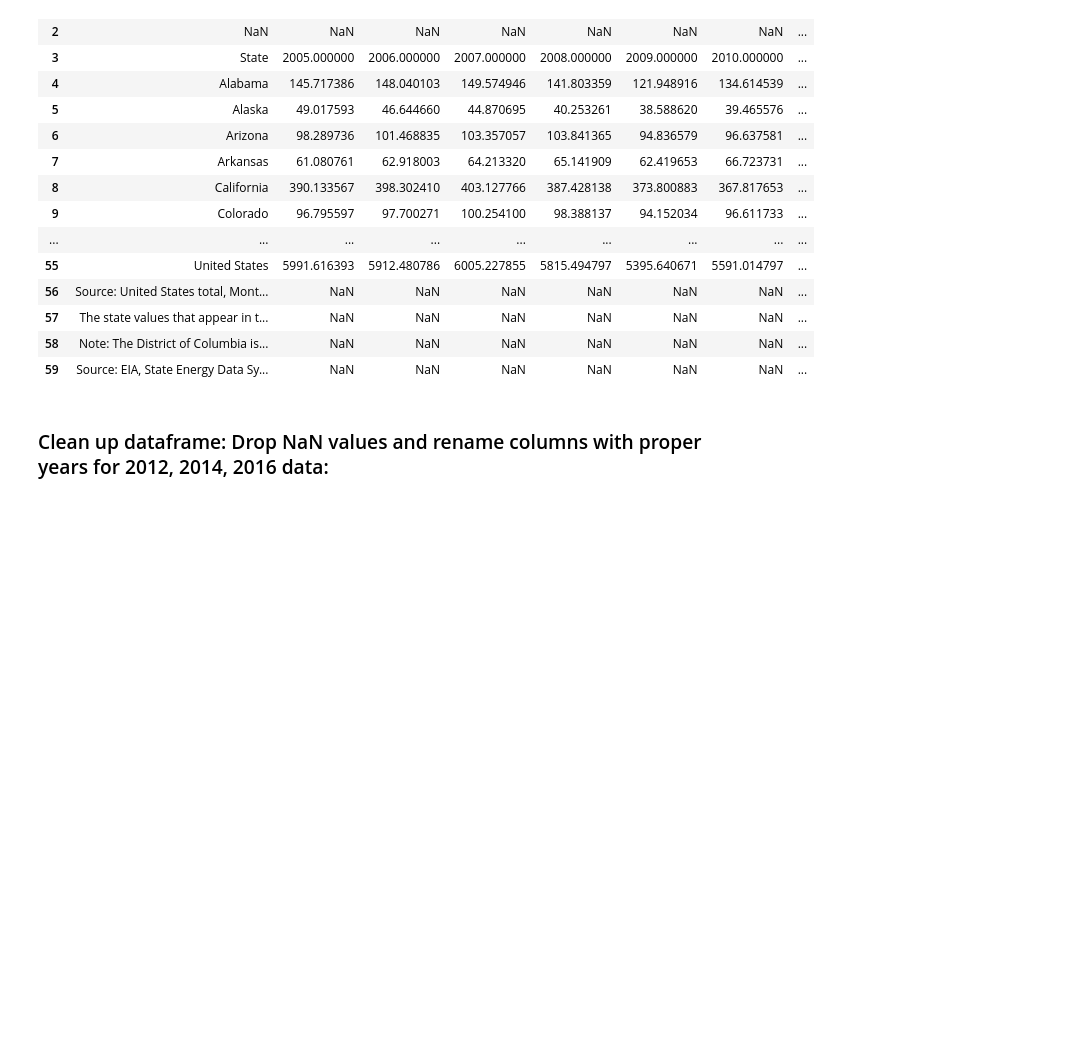
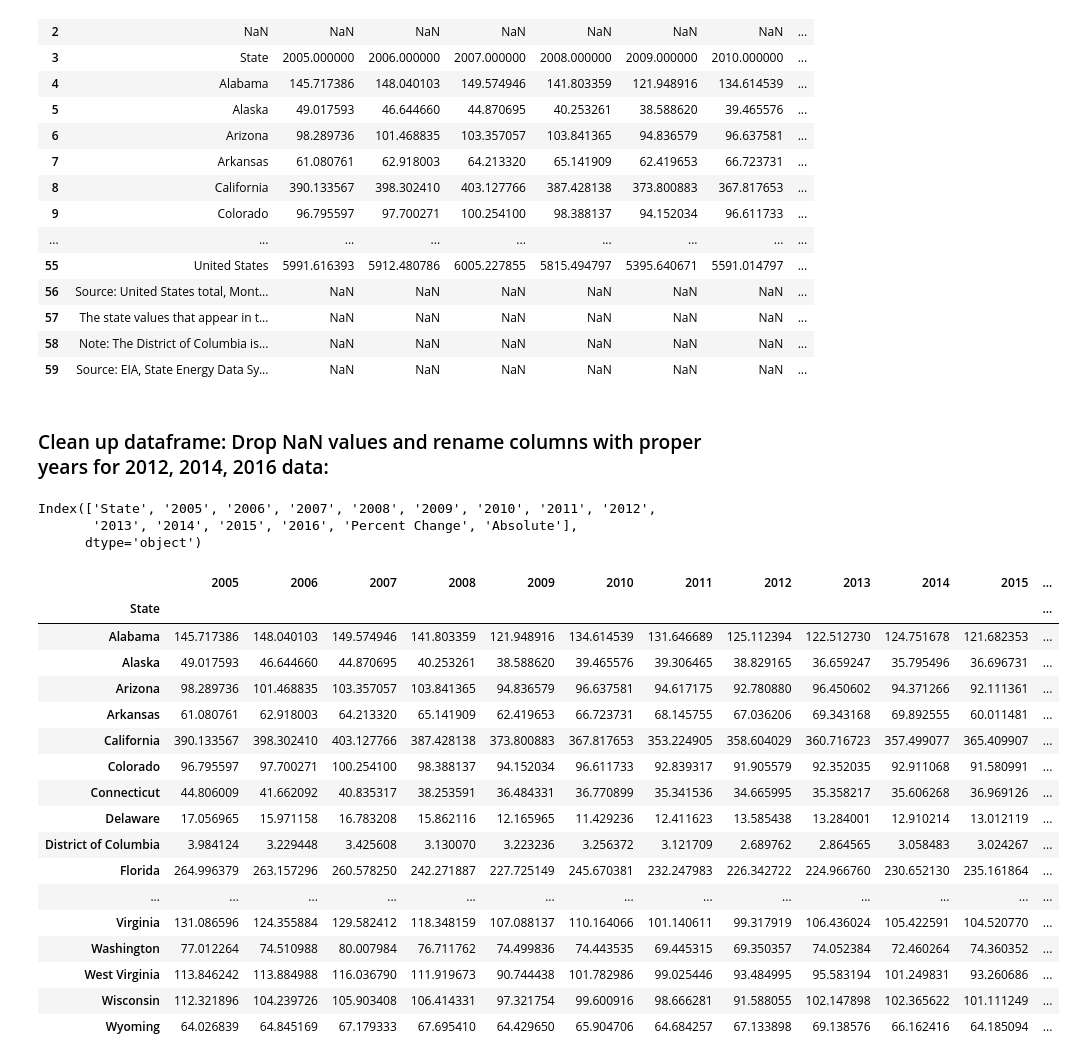
Before and after one commit to pjsimmon/COGS108_Repo, a Jupyter notebook: Simmons_Data_Wrangling.ipynb, the cells around one changed output. Cells and saved outputs as stored; diff of their text form; code cells hidden in the pictures; blank space fills up the shorter version.

```diff
--- a/Simmons_Data_Wrangling.ipynb
+++ b/Simmons_Data_Wrangling.ipynb
@@ -100,3 +100,42 @@ df_CO2_state
 | 59 | Source: EIA, State Energy Data Sy... | NaN | NaN | NaN | NaN | NaN | NaN | ... |
 # %% [markdown]
 ### Clean up dataframe: Drop NaN values and rename columns with proper years for 2012, 2014, 2016 data:
+# %%
+##Renaming the columns to be the years:
+col_years = ['State']
+for year in list(range(2005, 2017)):
+    col_years.append(str(year))
+
+col_years.append('Percent Change')
+col_years.append('Absolute')
+
+df_CO2_state.columns=col_years
+print(df_CO2_state.columns)
+# %% [output]
+Index(['State', '2005', '2006', '2007', '2008', '2009', '2010', '2011', '2012',
+       '2013', '2014', '2015', '2016', 'Percent Change', 'Absolute'],
+      dtype='object')
+# %%
+#Deleting unnecessary rows from beginning, renaming index to be the state names:
+new_df_CO2_state = df_CO2_state.iloc[4:55]
+new_df_CO2_state = new_df_CO2_state.set_index('State')
+new_df_CO2_state
+# %% [output]
+|  | 2005 | 2006 | 2007 | 2008 | 2009 | 2010 | 2011 | 2012 | 2013 | 2014 | 2015 | ... |
+| State |  |  |  |  |  |  |  |  |  |  |  | ... |
+| Alabama | 145.717386 | 148.040103 | 149.574946 | 141.803359 | 121.948916 | 134.614539 | 131.646689 | 125.112394 | 122.512730 | 124.751678 | 121.682353 | ... |
+| Alaska | 49.017593 | 46.644660 | 44.870695 | 40.253261 | 38.588620 | 39.465576 | 39.306465 | 38.829165 | 36.659247 | 35.795496 | 36.696731 | ... |
+| Arizona | 98.289736 | 101.468835 | 103.357057 | 103.841365 | 94.836579 | 96.637581 | 94.617175 | 92.780880 | 96.450602 | 94.371266 | 92.111361 | ... |
+| Arkansas | 61.080761 | 62.918003 | 64.213320 | 65.141909 | 62.419653 | 66.723731 | 68.145755 | 67.036206 | 69.343168 | 69.892555 | 60.011481 | ... |
+| California | 390.133567 | 398.302410 | 403.127766 | 387.428138 | 373.800883 | 367.817653 | 353.224905 | 358.604029 | 360.716723 | 357.499077 | 365.409907 | ... |
+| Colorado | 96.795597 | 97.700271 | 100.254100 | 98.388137 | 94.152034 | 96.611733 | 92.839317 | 91.905579 | 92.352035 | 92.911068 | 91.580991 | ... |
+| Connecticut | 44.806009 | 41.662092 | 40.835317 | 38.253591 | 36.484331 | 36.770899 | 35.341536 | 34.665995 | 35.358217 | 35.606268 | 36.969126 | ... |
+| Delaware | 17.056965 | 15.971158 | 16.783208 | 15.862116 | 12.165965 | 11.429236 | 12.411623 | 13.585438 | 13.284001 | 12.910214 | 13.012119 | ... |
+| District of Columbia | 3.984124 | 3.229448 | 3.425608 | 3.130070 | 3.223236 | 3.256372 | 3.121709 | 2.689762 | 2.864565 | 3.058483 | 3.024267 | ... |
+| Florida | 264.996379 | 263.157296 | 260.578250 | 242.271887 | 227.725149 | 245.670381 | 232.247983 | 226.342722 | 224.966760 | 230.652130 | 235.161864 | ... |
+| ... | ... | ... | ... | ... | ... | ... | ... | ... | ... | ... | ... | ... |
+| Virginia | 131.086596 | 124.355884 | 129.582412 | 118.348159 | 107.088137 | 110.164066 | 101.140611 | 99.317919 | 106.436024 | 105.422591 | 104.520770 | ... |
+| Washington | 77.012264 | 74.510988 | 80.007984 | 76.711762 | 74.499836 | 74.443535 | 69.445315 | 69.350357 | 74.052384 | 72.460264 | 74.360352 | ... |
+| West Virginia | 113.846242 | 113.884988 | 116.036790 | 111.919673 | 90.744438 | 101.782986 | 99.025446 | 93.484995 | 95.583194 | 101.249831 | 93.260686 | ... |
+| Wisconsin | 112.321896 | 104.239726 | 105.903408 | 106.414331 | 97.321754 | 99.600916 | 98.666281 | 91.588055 | 102.147898 | 102.365622 | 101.111249 | ... |
+| Wyoming | 64.026839 | 64.845169 | 67.179333 | 67.695410 | 64.429650 | 65.904706 | 64.684257 | 67.133898 | 69.138576 | 66.162416 | 64.185094 | ... |
```
Also changed, not shown: parts of 12 cells of this notebook.
